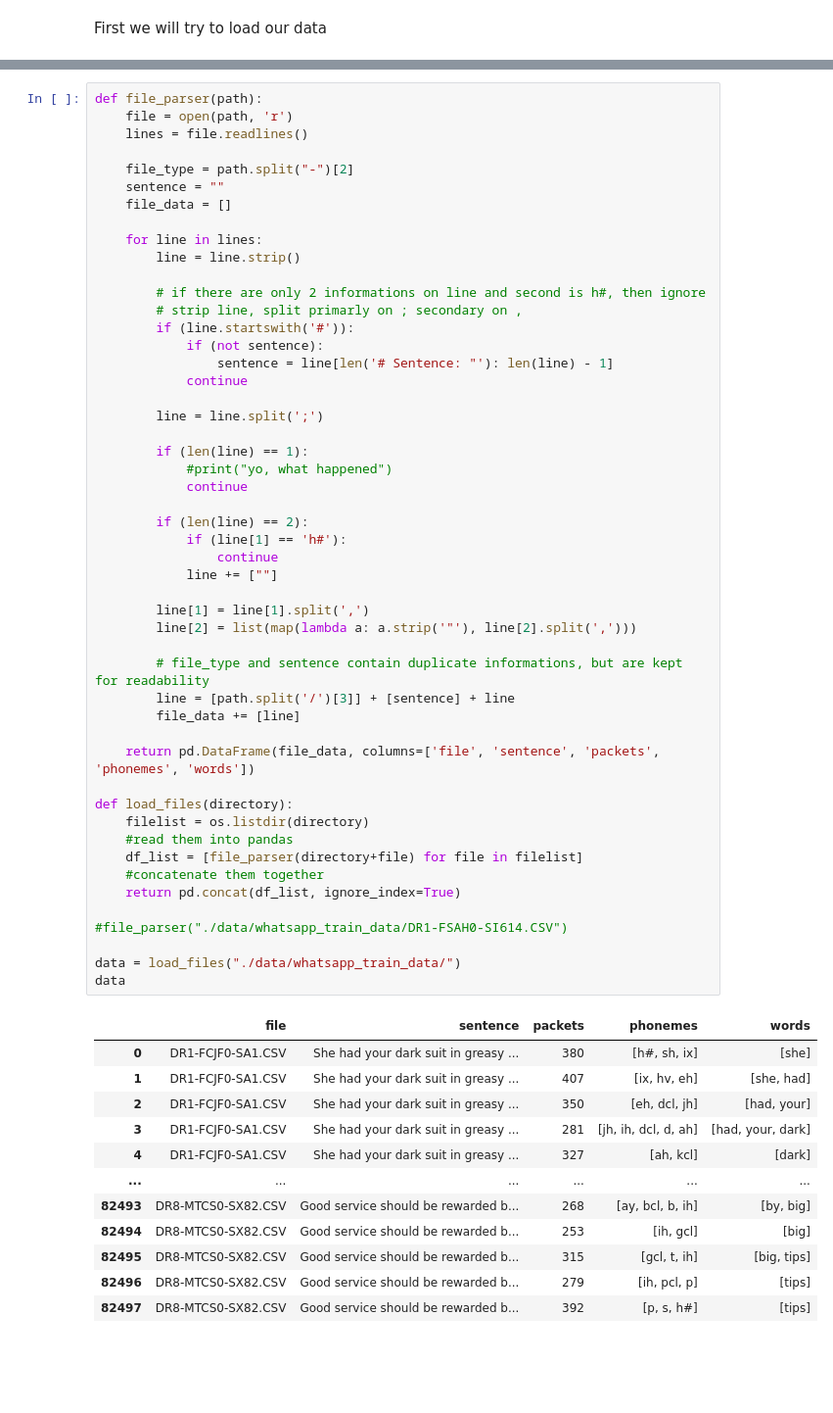
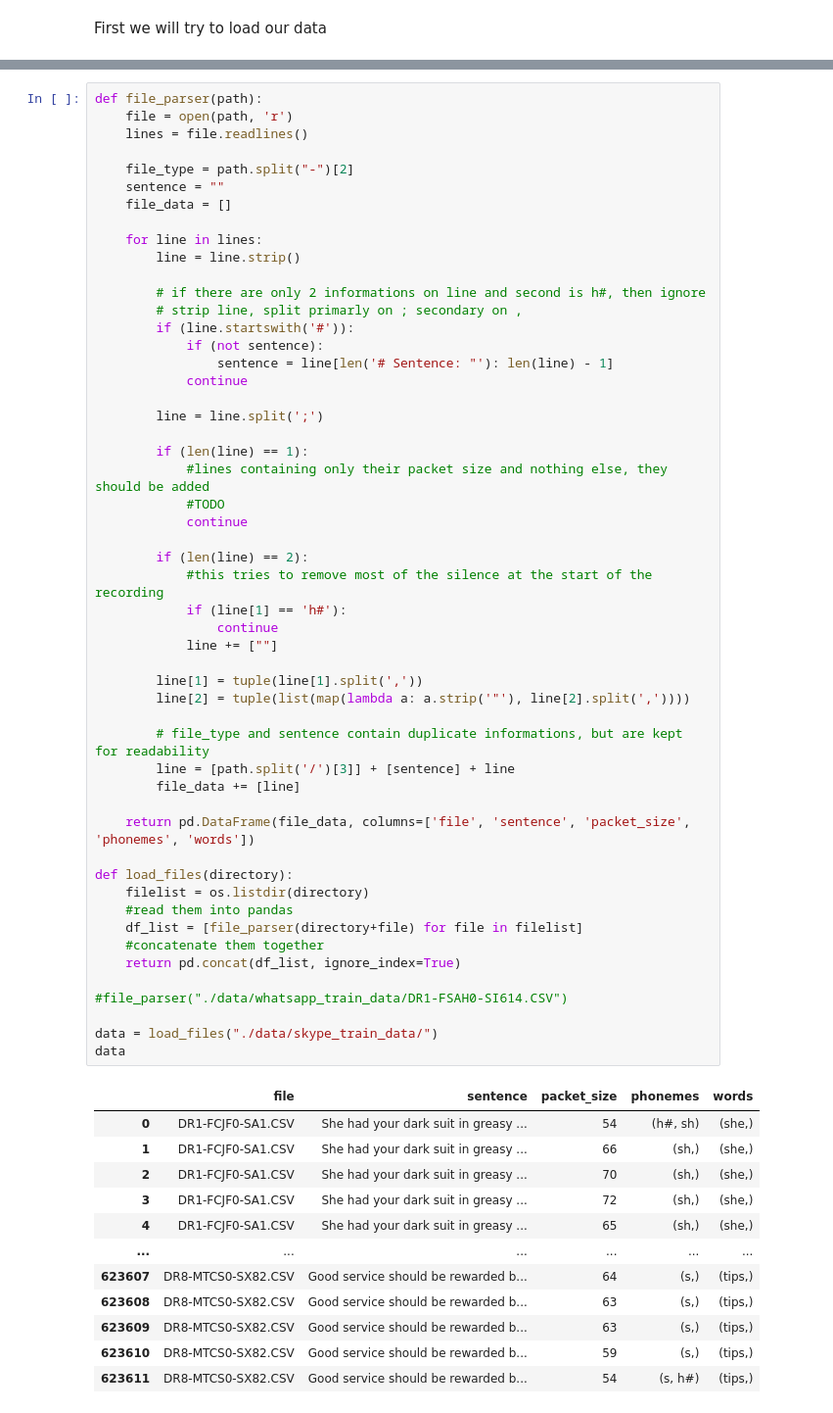
Before and after one commit to czFIRE/BT_attack_on_VoIP_encrypted_messengers, a Jupyter notebook: bt.ipynb, the cells around one changed output, grey strips where cells are left out. Shown at 98% size. Drawn from its saved outputs; the diff is of its cells as text; blank space fills up the shorter version.

```diff
--- a/bt.ipynb
+++ b/bt.ipynb
@@ -34,47 +39,49 @@ def file_parser(path):
                 sentence = line[len('# Sentence: "'): len(line) - 1]
             continue
 
         line = line.split(';')
 
         if (len(line) == 1):
-            #print("yo, what happened")
+            #lines containing only their packet size and nothing else, they should be added
+            #TODO
             continue
 
         if (len(line) == 2):
+            #this tries to remove most of the silence at the start of the recording
             if (line[1] == 'h#'):
                 continue
             line += [""]
 
-        line[1] = line[1].split(',')
-        line[2] = list(map(lambda a: a.strip('"'), line[2].split(',')))
+        line[1] = tuple(line[1].split(','))
+        line[2] = tuple(list(map(lambda a: a.strip('"'), line[2].split(','))))
 
         # file_type and sentence contain duplicate informations, but are kept for readability
         line = [path.split('/')[3]] + [sentence] + line
         file_data += [line]
 
-    return pd.DataFrame(file_data, columns=['file', 'sentence', 'packets', 'phonemes', 'words'])
+    return pd.DataFrame(file_data, columns=['file', 'sentence', 'packet_size', 'phonemes', 'words'])
 
 def load_files(directory):
     filelist = os.listdir(directory)
     #read them into pandas
     df_list = [file_parser(directory+file) for file in filelist]
     #concatenate them together
     return pd.concat(df_list, ignore_index=True)
 
 #file_parser("./data/whatsapp_train_data/DR1-FSAH0-SI614.CSV")
 
-data = load_files("./data/whatsapp_train_data/")
+data = load_files("./data/skype_train_data/")
 data
 # %% [output]
-|  | file | sentence | packets | phonemes | words |
-| 0 | DR1-FCJF0-SA1.CSV | She had your dark suit in greasy ... | 380 | [h#, sh, ix] | [she] |
-| 1 | DR1-FCJF0-SA1.CSV | She had your dark suit in greasy ... | 407 | [ix, hv, eh] | [she, had] |
-| 2 | DR1-FCJF0-SA1.CSV | She had your dark suit in greasy ... | 350 | [eh, dcl, jh] | [had, your] |
-| 3 | DR1-FCJF0-SA1.CSV | She had your dark suit in greasy ... | 281 | [jh, ih, dcl, d, ah] | [had, your, dark] |
-| 4 | DR1-FCJF0-SA1.CSV | She had your dark suit in greasy ... | 327 | [ah, kcl] | [dark] |
+|  | file | sentence | packet_size | phonemes | words |
+| 0 | DR1-FCJF0-SA1.CSV | She had your dark suit in greasy ... | 54 | (h#, sh) | (she,) |
+| 1 | DR1-FCJF0-SA1.CSV | She had your dark suit in greasy ... | 66 | (sh,) | (she,) |
+| 2 | DR1-FCJF0-SA1.CSV | She had your dark suit in greasy ... | 70 | (sh,) | (she,) |
+| 3 | DR1-FCJF0-SA1.CSV | She had your dark suit in greasy ... | 72 | (sh,) | (she,) |
+| 4 | DR1-FCJF0-SA1.CSV | She had your dark suit in greasy ... | 65 | (sh,) | (she,) |
 | ... | ... | ... | ... | ... | ... |
-| 82493 | DR8-MTCS0-SX82.CSV | Good service should be rewarded b... | 268 | [ay, bcl, b, ih] | [by, big] |
-| 82494 | DR8-MTCS0-SX82.CSV | Good service should be rewarded b... | 253 | [ih, gcl] | [big] |
-| 82495 | DR8-MTCS0-SX82.CSV | Good service should be rewarded b... | 315 | [gcl, t, ih] | [big, tips] |
-| 82496 | DR8-MTCS0-SX82.CSV | Good service should be rewarded b... | 279 | [ih, pcl, p] | [tips] |
-| 82497 | DR8-MTCS0-SX82.CSV | Good service should be rewarded b... | 392 | [p, s, h#] | [tips] |
+| 623607 | DR8-MTCS0-SX82.CSV | Good service should be rewarded b... | 64 | (s,) | (tips,) |
+| 623608 | DR8-MTCS0-SX82.CSV | Good service should be rewarded b... | 63 | (s,) | (tips,) |
+| 623609 | DR8-MTCS0-SX82.CSV | Good service should be rewarded b... | 63 | (s,) | (tips,) |
+| 623610 | DR8-MTCS0-SX82.CSV | Good service should be rewarded b... | 59 | (s,) | (tips,) |
+| 623611 | DR8-MTCS0-SX82.CSV | Good service should be rewarded b... | 54 | (s, h#) | (tips,) |
```
Also changed, not shown: parts of 26 cells of this notebook.
